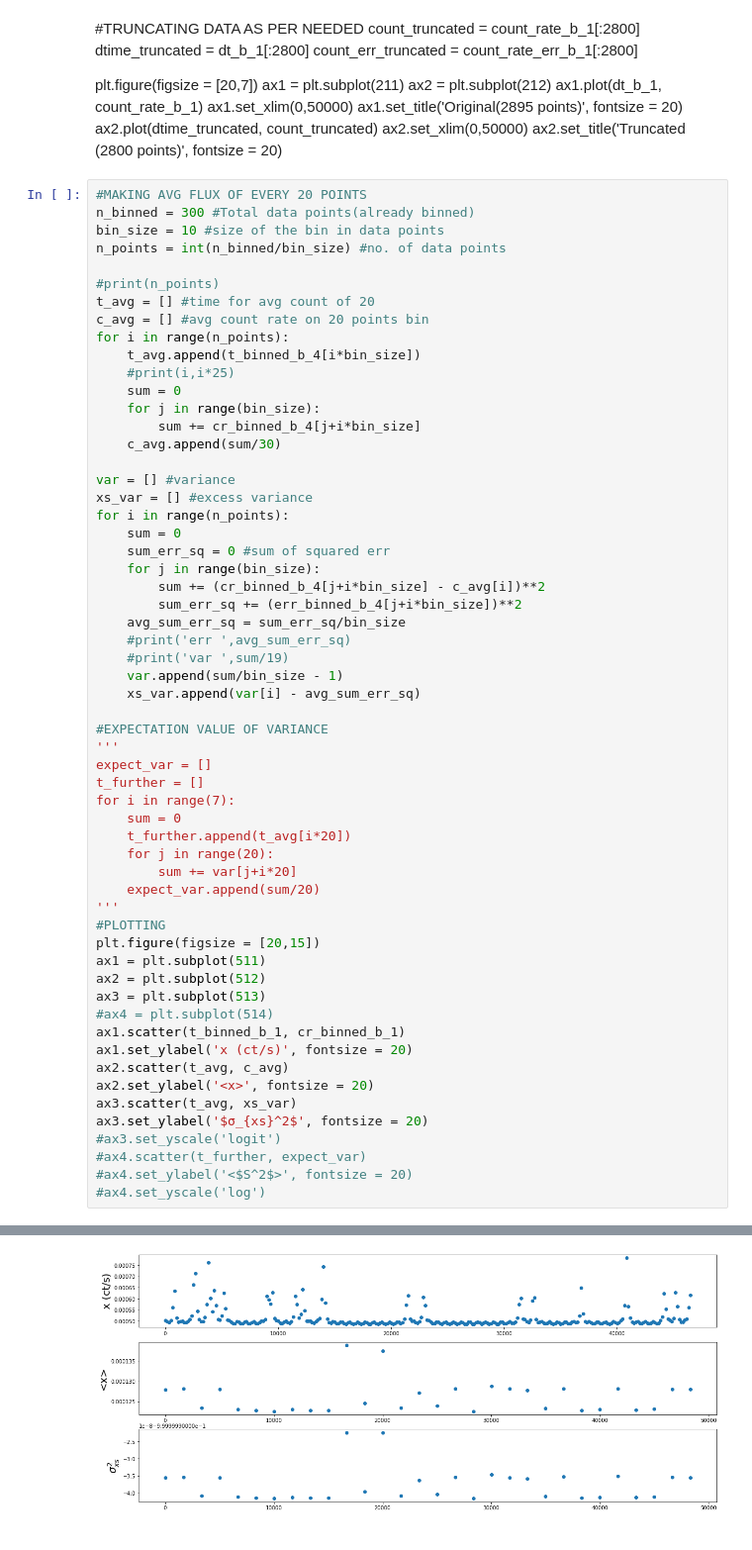
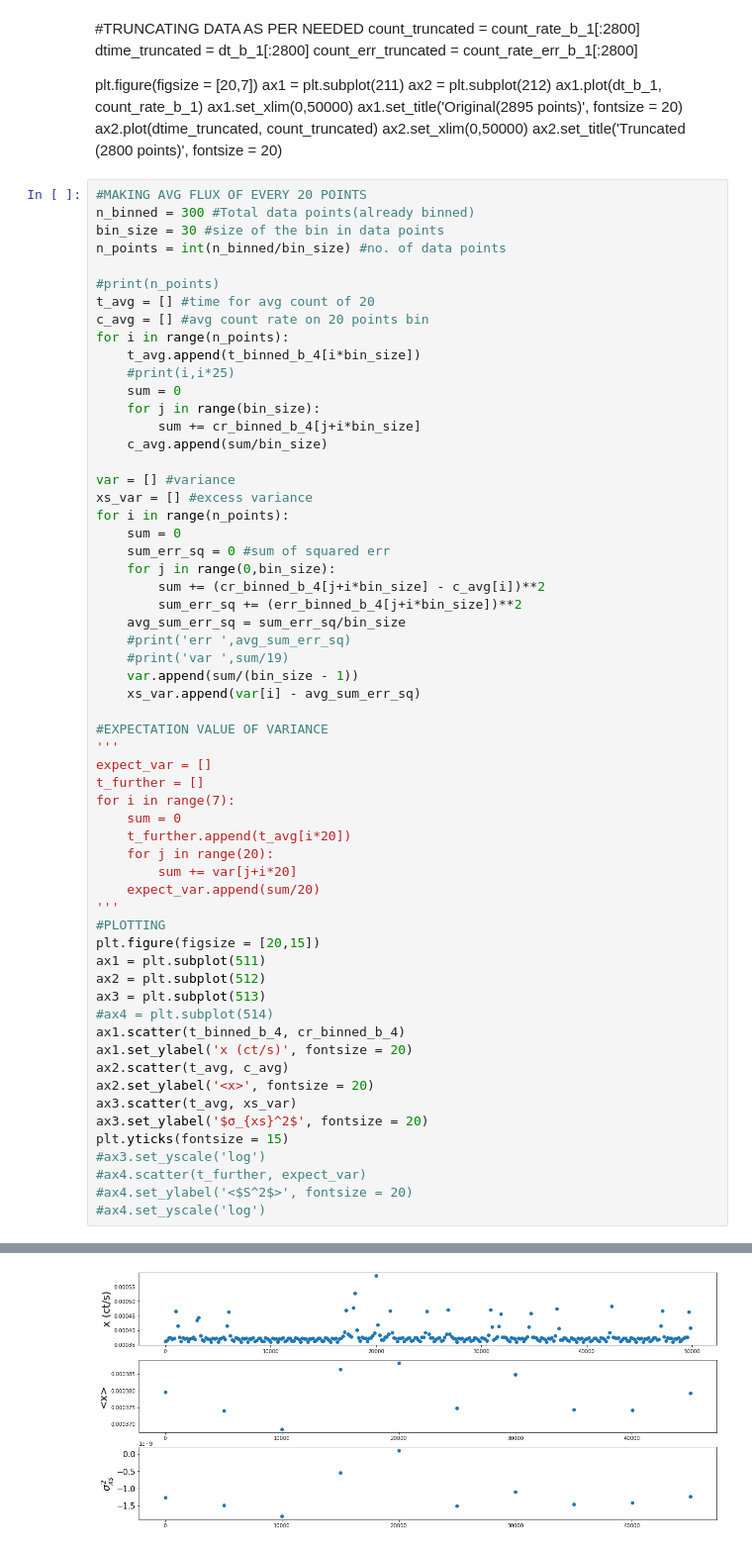
Before and after one commit to Samrat0512/IIST-MS-Project, a Jupyter notebook: Lightcurves/source_6/ACIS_Broad_Band.ipynb, the cells around one changed output, grey strips where cells are left out. Shown: that part at 99% size. Saved outputs shown, nothing was run; the diff lists cells and outputs as text.

```diff
--- a/Lightcurves/source_6/ACIS_Broad_Band.ipynb
+++ b/Lightcurves/source_6/ACIS_Broad_Band.ipynb
@@ -347,7 +368,7 @@ ax2.set_title('Truncated (2800 points)', fontsize = 20)
 # %%
 #MAKING AVG FLUX OF EVERY 20 POINTS
 n_binned = 300 #Total data points(already binned)
-bin_size = 10 #size of the bin in data points
+bin_size = 30 #size of the bin in data points
 n_points = int(n_binned/bin_size) #no. of data points
 
 #print(n_points)
@@ -359,20 +380,20 @@ for i in range(n_points):
     sum = 0
     for j in range(bin_size):
         sum += cr_binned_b_4[j+i*bin_size]
-    c_avg.append(sum/30)
+    c_avg.append(sum/bin_size)
 
 var = [] #variance
 xs_var = [] #excess variance
 for i in range(n_points):
     sum = 0
     sum_err_sq = 0 #sum of squared err
-    for j in range(bin_size):
+    for j in range(0,bin_size):
         sum += (cr_binned_b_4[j+i*bin_size] - c_avg[i])**2
         sum_err_sq += (err_binned_b_4[j+i*bin_size])**2
     avg_sum_err_sq = sum_err_sq/bin_size
     #print('err ',avg_sum_err_sq)
     #print('var ',sum/19)
-    var.append(sum/bin_size - 1)
+    var.append(sum/(bin_size - 1))
     xs_var.append(var[i] - avg_sum_err_sq)
 
 #EXPECTATION VALUE OF VARIANCE
@@ -392,13 +413,14 @@ ax1 = plt.subplot(511)
 ax2 = plt.subplot(512)
 ax3 = plt.subplot(513)
 #ax4 = plt.subplot(514)
-ax1.scatter(t_binned_b_1, cr_binned_b_1)
+ax1.scatter(t_binned_b_4, cr_binned_b_4)
 ax1.set_ylabel('x (ct/s)', fontsize = 20)
 ax2.scatter(t_avg, c_avg)
 ax2.set_ylabel('<x>', fontsize = 20)
 ax3.scatter(t_avg, xs_var)
 ax3.set_ylabel('$σ_{xs}^2$', fontsize = 20)
-#ax3.set_yscale('logit')
+plt.yticks(fontsize = 15)
+#ax3.set_yscale('log')
 #ax4.scatter(t_further, expect_var)
 #ax4.set_ylabel('<$S^2$>', fontsize = 20)
 #ax4.set_yscale('log')
@@ -407 +435 @@ Text(0, 0.5, '$σ_{xs}^2$')
-[figure, old version]
+[figure, new version]
```
Also changed, not shown: parts of 10 cells of this notebook.
